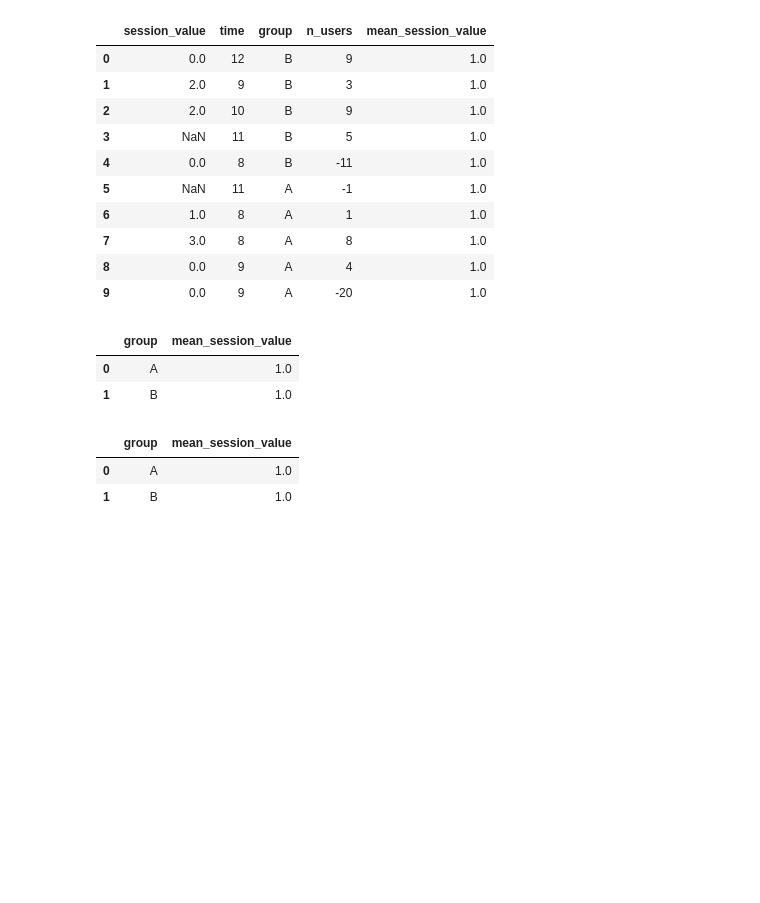
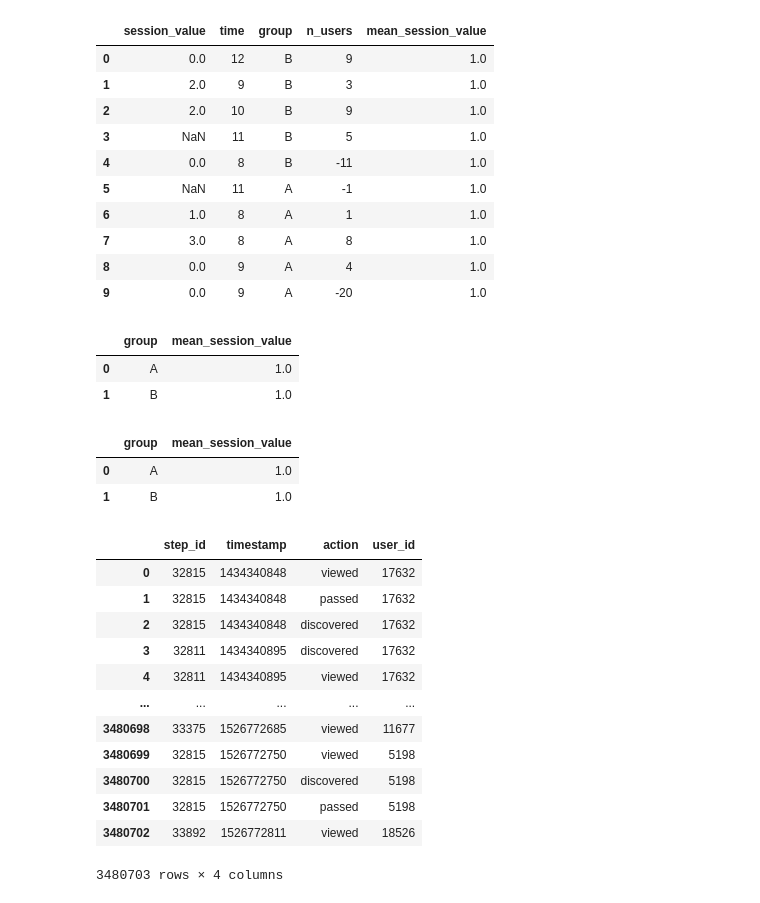
Before and after one commit to AndreyKurdyubov/Stepik_introML, a Jupyter notebook: Stepik_IntroML_1.ipynb, the cells around one changed output. Cells and saved outputs as stored; diff of their text form; code cells hidden in the pictures; blank space fills up the shorter version.

```diff
--- a/Stepik_IntroML_1.ipynb
+++ b/Stepik_IntroML_1.ipynb
@@ -1289,3 +1289,21 @@ mean_session_value_data
 |  | group | mean_session_value |
 | 0 | A | 1.0 |
 | 1 | B | 1.0 |
+# %%
+datafr = pd.read_csv('event_data_train.zip')
+# %%
+datafr
+# %% [output]
+|  | step_id | timestamp | action | user_id |
+| 0 | 32815 | 1434340848 | viewed | 17632 |
+| 1 | 32815 | 1434340848 | passed | 17632 |
+| 2 | 32815 | 1434340848 | discovered | 17632 |
+| 3 | 32811 | 1434340895 | discovered | 17632 |
+| 4 | 32811 | 1434340895 | viewed | 17632 |
+| ... | ... | ... | ... | ... |
+| 3480698 | 33375 | 1526772685 | viewed | 11677 |
+| 3480699 | 32815 | 1526772750 | viewed | 5198 |
+| 3480700 | 32815 | 1526772750 | discovered | 5198 |
+| 3480701 | 32815 | 1526772750 | passed | 5198 |
+| 3480702 | 33892 | 1526772811 | viewed | 18526 |
+3480703 rows × 4 columns
```
Also changed, not shown: 4 other files.
